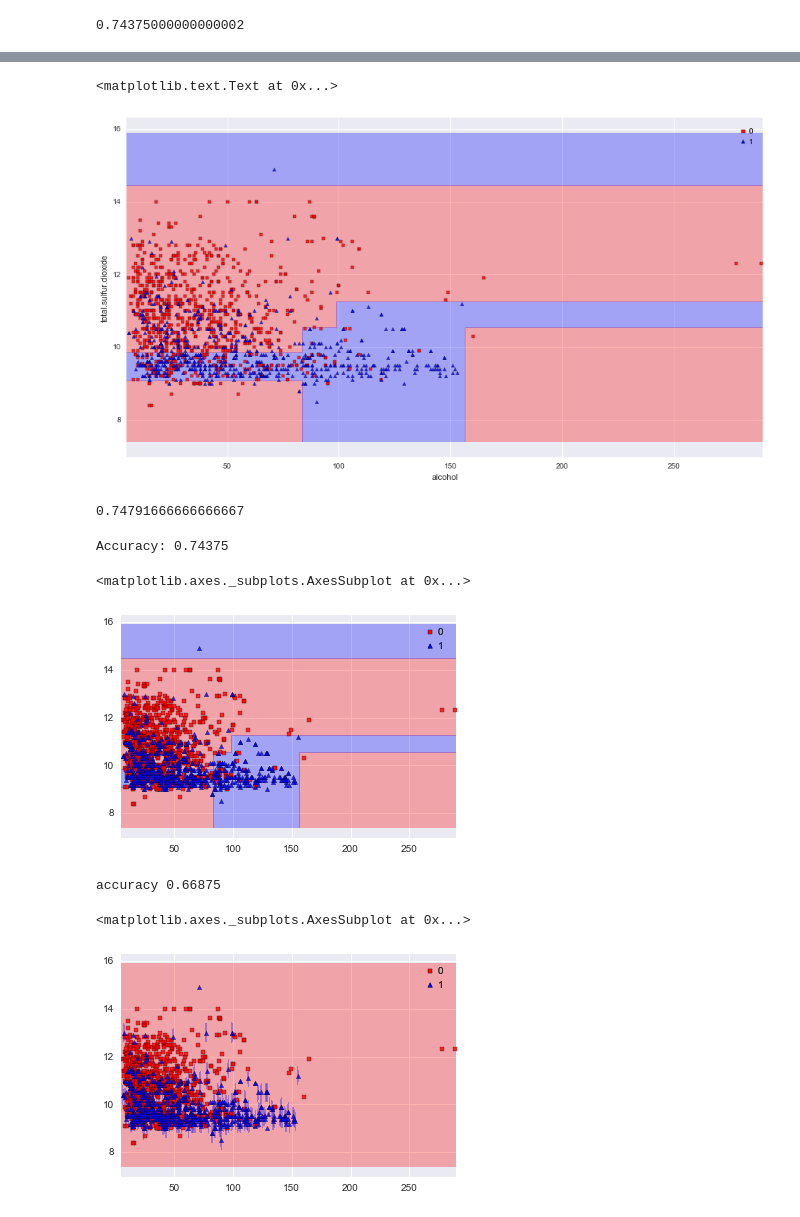
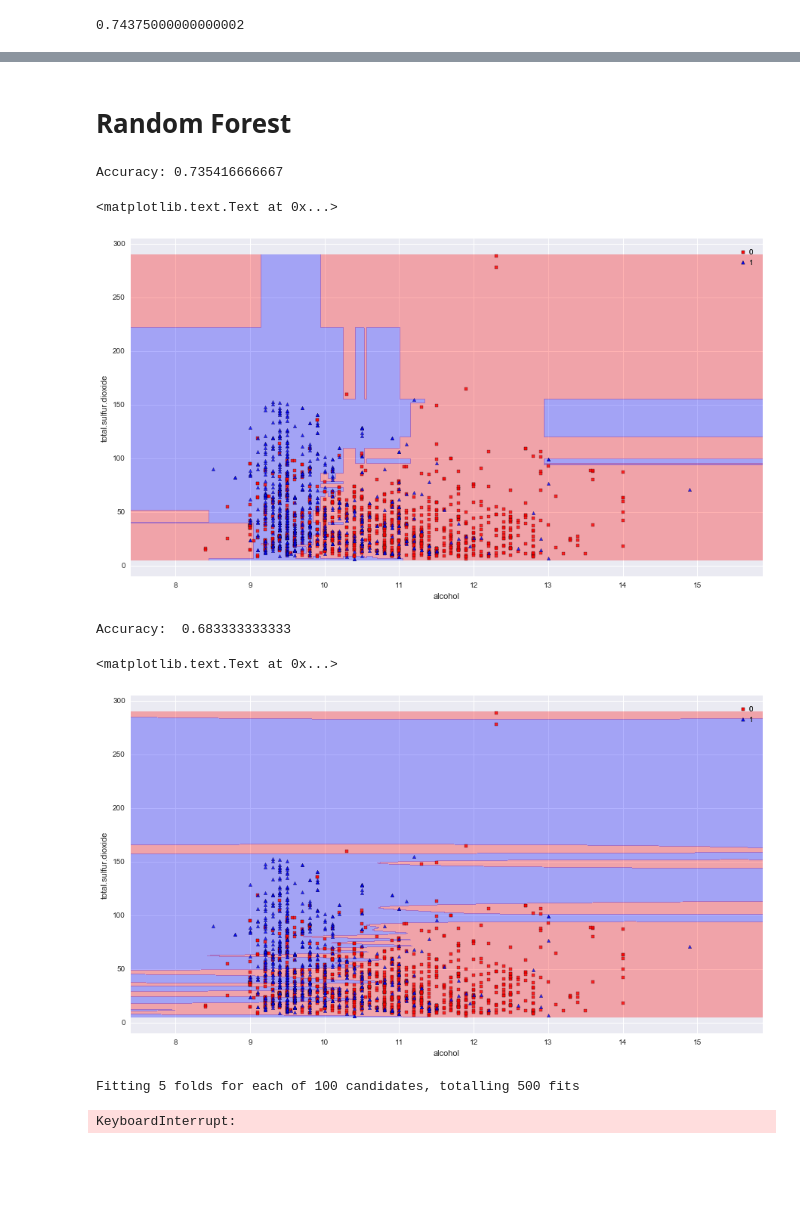
Before and after one commit to Einext/jupyter-notebooks, a Jupyter notebook: 06 Classification Exercise.ipynb, the cells around one changed output, grey strips where cells are left out. Saved outputs shown, nothing was run; the diff lists cells and outputs as text; code cells hidden in the pictures; blank space fills up the shorter version.

```diff
--- a/06 Classification Exercise.ipynb
+++ b/06 Classification Exercise.ipynb
@@ -128,0 +152,13 @@ volatile.acidity 0.798467700147
+# %%
+features = ["alcohol", "total.sulfur.dioxide"]
+X = wine[features].values
+X_train, X_test, y_train, y_test = train_test_split(X, y, test_size = 0.3, random_state = 100)
+
+tree = DecisionTreeClassifier(max_depth=4)
+tree.fit(X_train, y_train)
+print("Accuracy: ", tree.score(X_test, y_test))
+
+plt.figure(figsize=(15, 8))
+plot_decision_regions(X, y, tree)
+plt.xlabel(features[0])
+plt.ylabel(features[1])
@@ -129,32 +169,49 @@ volatile.acidity 0.798467700147
+# %% [markdown]
+# Random Forest
 # %%
+forest = RandomForestClassifier(max_depth=4)
+forest.fit(X_train, y_train)
+print("Accuracy:", forest.score(X_test, y_test))
+
+
+
 plt.figure(figsize=(15, 8))
-plot_decision_regions(X, y, tree)
+plot_decision_regions(X, y, forest)
 plt.xlabel(features[0])
 plt.ylabel(features[1])
 # %% [output]
-<matplotlib.text.Text at 0x...>
+Accuracy: 0.735416666667
+<matplotlib.text.Text at 0x...>
-[figure, old version]
+[figure, new version]
-# %%
-tree.score(X_test, y_test)
-# %% [output]
-0.74791666666666667
-# %%
-from sklearn.ensemble import RandomForestClassifier
-forest = RandomForestClassifier(max_depth=4)
-forest.fit(X_train, y_train)
-print("Accuracy:", forest.score(X_test, y_test))
-plot_decision_regions(X, y, tree)
-# %% [output]
-Accuracy: 0.74375
-<matplotlib.axes._subplots.AxesSubplot at 0x...>
-[figure, removed]
 # %%
-from sklearn.svm import SVC
-svc = SVC(gamma=10, kernel="rbf")
+svc = SVC(gamma=0.1, kernel="rbf", cache_size = 5000)
 svc.fit(X_train, y_train)
-print("accuracy", svc.score(X_test, y_test))
+print("Accuracy: ", svc.score(X_test, y_test))
+
+
+plt.figure(figsize=(15, 8))
 plot_decision_regions(X, y, svc)
+plt.xlabel(features[0])
+plt.ylabel(features[1])
 # %% [output]
-accuracy 0.66875
+Accuracy:  0.683333333333
-<matplotlib.axes._subplots.AxesSubplot at 0x...>
+<matplotlib.text.Text at 0x...>
-[figure, old version]
+[figure, new version]
+# %%
+start = time.time()
+param_grid = [
+    {
+        "gamma": 10 ** np.linspace(-1, 1, 10),
+        "C": 10 ** np.linspace(-5, 5, 5),
+        "kernel": ["rbf", "linear"]
+    }
+]
+gs = GridSearchCV(cv=5, param_grid=param_grid, scoring="accuracy",
+                  estimator = SVC(cache_size = 5000), verbose=True)
+
+gs.fit(X_train, y_train)
+
+print("Time taken", time.time() - start)
+# %% [output]
+Fitting 5 folds for each of 100 candidates, totalling 500 fits
+KeyboardInterrupt:
```
Also changed, not shown: parts of 13 cells of this notebook, 1 other file.
